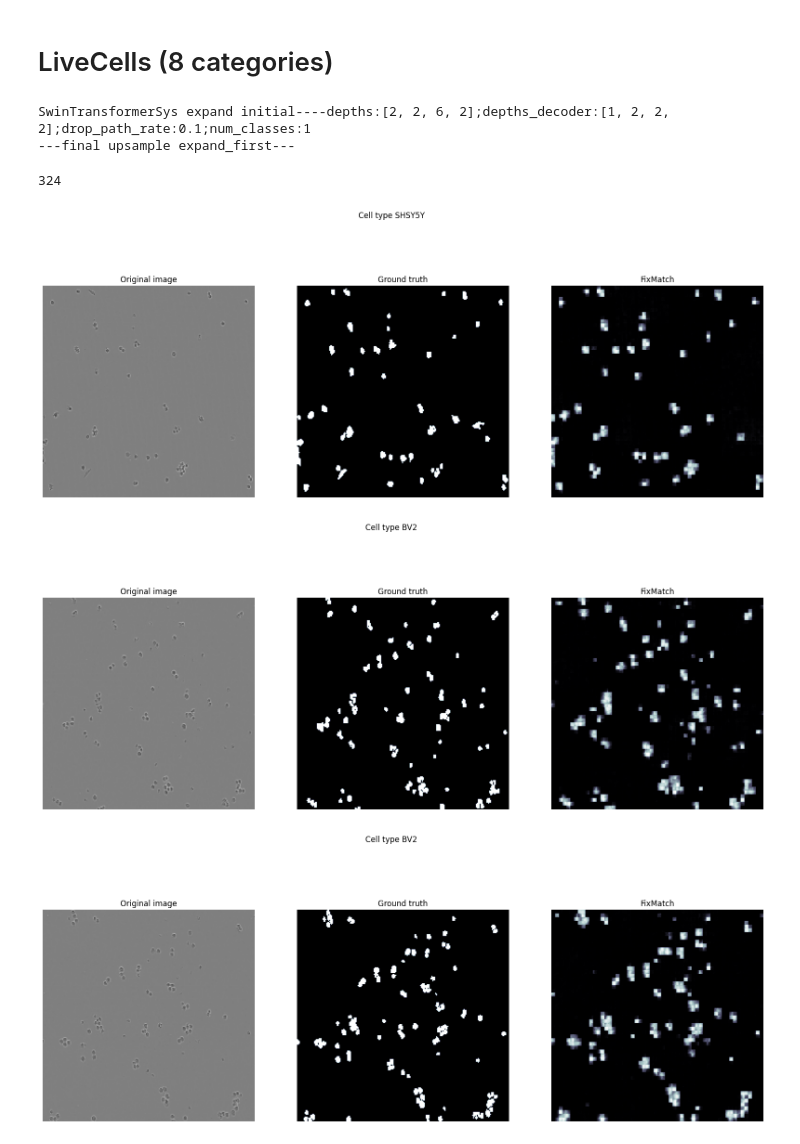
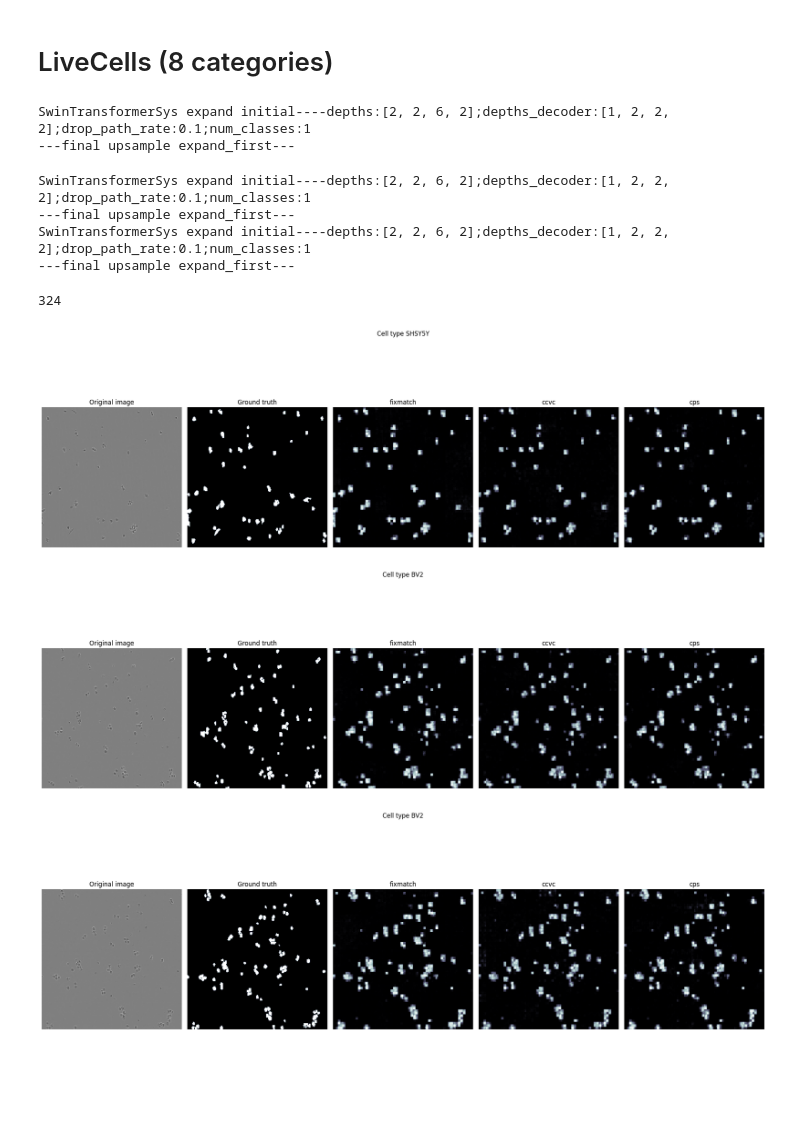
Before and after one commit to ongxuanhong/ssl-in-medical-image-segmentation, a Jupyter notebook: reporting.ipynb, the cells around one changed output. Drawn from its saved outputs; the diff is of its cells as text; code cells hidden in the pictures; blank space fills up the shorter version.

```diff
--- a/reporting.ipynb
+++ b/reporting.ipynb
@@ -63,35 +64,23 @@ def load_model(model_path):
     return model
 
 
+dataset_name = "livecells"
 criterion = [nn.BCELoss(), dice_loss]
-model_path = os.path.join(os.getcwd(), "outputs", "livecells", "best.pth")
-model = load_model(model_path)
-model = model.cuda()
 
-best_inferences = []
-for idx, batch in enumerate(test_loader):
-    org_img = batch["org_image"].cuda().float()
-    img = batch["image"].cuda().float()
-    label = batch["label"].cuda().float()
-
-    with torch.no_grad():
-        pred_output = model(img)
-        pred_output = torch.sigmoid(pred_output)
-
-        # calculate loss
-        assert pred_output.shape == label.shape
-        losses = []
-        for function in criterion:
-            losses.append(function(pred_output, label))
-
-        # for visualization
-        cell_type = batch["name"][0].split("_")[0]
-        org_img = org_img[0].cpu().numpy().transpose(1, 2, 0).astype(int)
-        label = label[0].cpu().numpy().transpose(1, 2, 0).astype(int)
-        pred_output = pred_output[0].cpu().numpy().transpose(1, 2, 0)
-        # pred_output = np.where(pred_output > 0.2, 1, 0)
-
-        best_inferences.append((cell_type, org_img, label, pred_output, losses[0]))
+ls_algo_name = ["fixmatch", "cct", "ccvc", "cps", "unimatch"]
+ls_algo_name = ["fixmatch", "ccvc", "cps"]
+ls_algo_model = {}
+for algo_name in ls_algo_name:
+    model_path = os.path.join(
+        os.getcwd(), "outputs", dataset_name, algo_name, "best.pth"
+    )
+    model = load_model(model_path)
+    model = model.cuda()
+    ls_algo_model[algo_name] = model
 # %% [output]
 SwinTransformerSys expand initial----depths:[2, 2, 6, 2];depths_decoder:[1, 2, 2, 2];drop_path_rate:0.1;num_classes:1
 ---final upsample expand_first---
+SwinTransformerSys expand initial----depths:[2, 2, 6, 2];depths_decoder:[1, 2, 2, 2];drop_path_rate:0.1;num_classes:1
+---final upsample expand_first---
+SwinTransformerSys expand initial----depths:[2, 2, 6, 2];depths_decoder:[1, 2, 2, 2];drop_path_rate:0.1;num_classes:1
+---final upsample expand_first---
@@ -102,39 +130,41 @@ len(best_inferences)
 # %%
 # Sort by loss in descending order
 num_images = 10
 best_inferences.sort(key=lambda x: x[-1], reverse=False)
 type_check_num = {}
-for i, (cell_type, org_img, label, pred_output, loss) in enumerate(
-    best_inferences[:num_images]
-):
+for i, inf_results in enumerate(best_inferences[:num_images]):
+    file_id, cell_type, org_img, label = inf_results[:4]
+    ls_algo_preds = inf_results[4:]
+
     if cell_type not in type_check_num:
         type_check_num[cell_type] = 0
     if type_check_num[cell_type] > 1:
         continue
 
     type_check_num[cell_type] += 1
 
     # plot original
-    fig, (ax1, ax2, ax3) = plt.subplots(1, 3, figsize=(20, 8))
+    fig, axes = plt.subplots(1, 1 + len(ls_algo_preds), figsize=(20, 8))
 
-    ax1.imshow(org_img, cmap="bone")
-    ax1.set_title("Original image")
-    ax1.axis("off")
+    axes[0].imshow(org_img, cmap="bone")
+    axes[0].set_title("Original image")
+    axes[0].axis("off")
 
-    # ax2.imshow(org_img, cmap='bone')
-    ax2.imshow(label, cmap="bone")
-    ax2.set_title("Ground truth")
-    ax2.axis("off")
+    axes[1].imshow(label, cmap="bone")
+    axes[1].set_title("Ground truth")
+    axes[1].axis("off")
 
-    # ax3.imshow(org_img, cmap='bone')
-    ax3.imshow(pred_output, cmap="bone")
-    ax3.set_title("FixMatch")
-    ax3.axis("off")
+    for i, algo_name in enumerate(ls_algo_name):
+        axes[i + 2].imshow(ls_algo_preds[i], cmap="bone")
+        axes[i + 2].set_title(algo_name)
+        axes[i + 2].axis("off")
 
     class_label = "Cell type " + cell_type
     fig.suptitle(class_label)
+
+    plt.tight_layout()
     plt.show()
 # %% [output]
-[figure, old version]
+[figure, new version]
-[figure, old version]
+[figure, new version]
-[figure, old version]
+[figure, new version]
```
Also changed, not shown: parts of 3 cells of this notebook.
